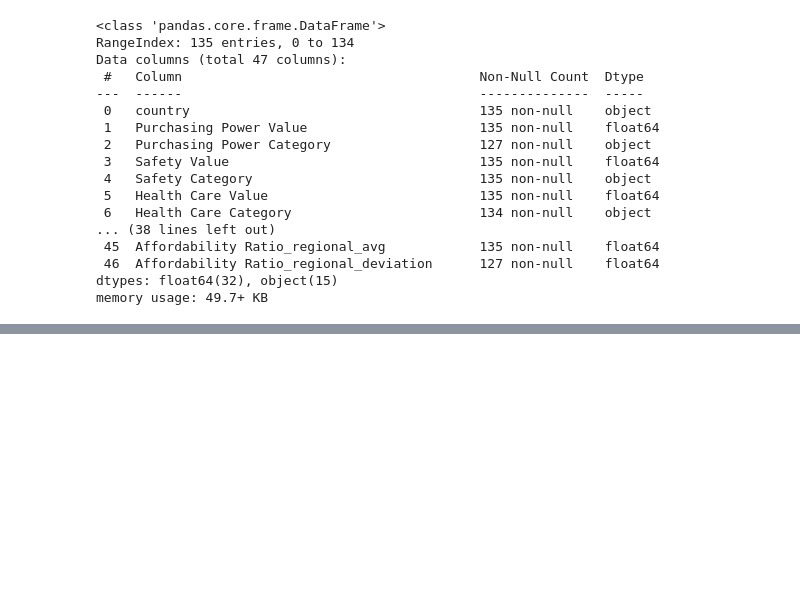
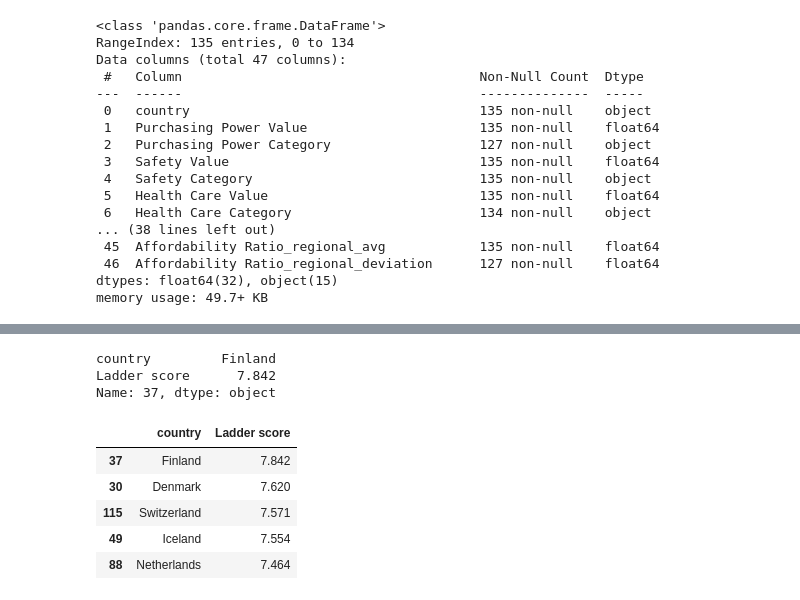
Before and after one commit to sagehan1/Hanson-Gary-Paniagua-Dolan-Project-3-, a Jupyter notebook: Transform.ipynb, the cells around one changed output, grey strips where cells are left out. Drawn from its saved outputs; the diff is of its cells as text; code cells hidden in the pictures; blank space fills up the shorter version.

```diff
--- a/Transform.ipynb
+++ b/Transform.ipynb
@@ -756,0 +465,2 @@ contacts_df_clean.to_csv("Resources/contacts.csv", encoding='utf8', index=False)
+# %%
+main_merged_df = add_regional_comparison(main_merged_df, "Ladder score")
@@ -756,0 +501,23 @@ contacts_df_clean.to_csv("Resources/contacts.csv", encoding='utf8', index=False)
+# %%
+max_value_row = main_merged_df.loc[main_merged_df['Ladder score'].idxmax(), ['country', 'Ladder score']]
+max_value_row
+# %% [output]
+country         Finland
+Ladder score      7.842
+Name: 37, dtype: object
+# %%
+# Adding a new column for Health Care to Life Expectancy Ratio
+main_merged_df["Affordability Ratio"] = main_merged_df["Purchasing Power Value"] / main_merged_df["Cost of Living Value"]
+
+# #Displaying the first few rows of the merged DataFrame
+main_merged_df[["Country name", "Affordability Ratio"]].head(20)
+# %%
+top_5 = main_merged_df[['country', 'Ladder score']].nlargest(5, 'Ladder score')
+top_5
+# %% [output]
+|  | country | Ladder score |
+| 37 | Finland | 7.842 |
+| 30 | Denmark | 7.620 |
+| 115 | Switzerland | 7.571 |
+| 49 | Iceland | 7.554 |
+| 88 | Netherlands | 7.464 |
```
Also changed, not shown: parts of 49 cells of this notebook, 1 other file.
